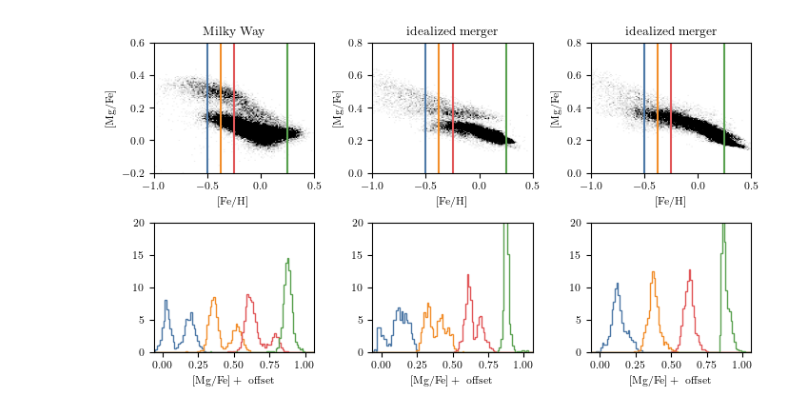
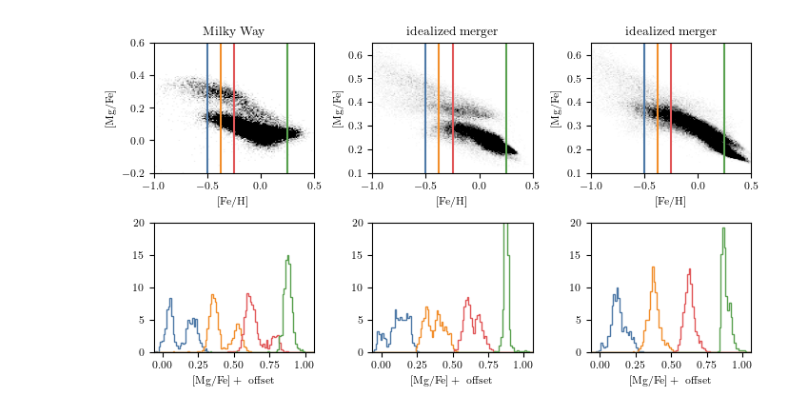
Before and after one commit to gusbeane/GSEgas, a Jupyter notebook: plots/figure1/figure1.ipynb, the cells around one changed output. Cells and saved outputs as stored; diff of their text form; code cells hidden in the pictures.

Commit message:
Update figure1

```diff
--- a/plots/figure1/figure1.ipynb
+++ b/plots/figure1/figure1.ipynb
@@ -66,7 +66,7 @@ def extract_sim_data(gal):
     ### get in_SN ###
     Lzsun = 8 * 220 * 0.2
     zmax = 3
-    dLz = 0.1
+    dLz = 0.3
 
     Lz = np.cross(sn.part4.rotpos, sn.part4.rotvel)[:,2]
     in_SN = np.logical_and(np.abs((Lz/Lzsun)-1) < dLz, np.abs(sn.part4.rotpos[:,2]) < zmax)
@@ -142,7 +142,7 @@ N_FeH = 125
 N_MgFe = 125
 
 def plot_panel(data, fig, ax0, ax1, logFeH_lim, logMgFe_lim, logFeH0_list,
-               offset=-0.3, doffset = 0.4, poffset=0.4):
+               offset=-0.3, doffset = 0.4, poffset=0.4, vmax=1e5):
     logFeH = data['logFeH']
     logMgFe = data['logMgFe']
 
@@ -156,51 +156,51 @@ def plot_panel(data, fig, ax0, ax1, logFeH_lim, logMgFe_lim, logFeH0_list,
 
     im = ax0.imshow(H.T, origin='lower', extent=[logFeH_lim[0],  logFeH_lim[1],
                                                     logMgFe_lim[0], logMgFe_lim[1]],
-                       cmap='Greys', vmin=0, vmax=1e5)
+                       cmap='Greys', vmin=0, vmax=vmax)
 
     ax0.set(xlim=logFeH_lim, ylim=logMgFe_lim)
     ax0.set(xlabel=r'$[\textrm{Fe}/\textrm{H}]$', ylabel=r'$[\textrm{Mg}/\textrm{Fe}]$')
     ax0.set(aspect='auto')
 
-    dlogFeH0 = 0.1
+    dlogFeH0 = 0.05
     d = 0.25/2
     offset_list = [d, 0.25+d, 0.5+d, 0.75+d]
     for i,(logFeH0, c) in enumerate(zip(logFeH0_list, [tb_c[0], tb_c[1], tb_c[2], tb_c[4]])):
         offset = offset_list[i]
         key = np.logical_and(logFeH > logFeH0 - dlogFeH0/2., logFeH < logFeH0 + dlogFeH0/2.)
 
         _, _, l = ax1.hist(logMgFe[key]-np.median(logMgFe[key])+offset,
                               bins=np.linspace(-d/2, 1+d/2, 100+1),
                               density=True, histtype='step', color=c)
 
         # print(dir(l[0]))
         ax0.axvline(logFeH0, c=l[0].get_edgecolor())
 
         offset += doffset
 
     ax1.set(ylim=(0, 20), xlim=(-d/2, 1+d/2))
 
     # ax0.set(xticks=np.arange(-1, 0.5+0.25, 0.25))
     ax1.set(xlabel=r'$[\textrm{Mg}/\textrm{Fe}] + \textrm{ offset}$')
 
 logFeH0_list=[-0.5, -0.375, -0.25, 0.25]
 plot_panel(obsdata, fig, axs[0][0], axs[1][0], (-1, 0.5), (-0.2, 0.6), logFeH0_list)
-plot_panel(simdata0, fig, axs[0][1], axs[1][1], (-1, 0.5), (0., 0.8), logFeH0_list,
-           doffset=0.3, poffset=0.1)
-plot_panel(simdata1, fig, axs[0][2], axs[1][2], (-1, 0.5), (0., 0.8), logFeH0_list,
-           doffset=0.3, poffset=0.1)
+plot_panel(simdata0, fig, axs[0][1], axs[1][1], (-1, 0.5), (0.1, 0.65), logFeH0_list,
+           doffset=0.3, poffset=0.1, vmax=4e5)
+plot_panel(simdata1, fig, axs[0][2], axs[1][2], (-1, 0.5), (0.1, 0.65), logFeH0_list,
+           doffset=0.3, poffset=0.1, vmax=4e5)
 # plot_panel(simdata1, fig, axs[0][2], (-1, 0.5), (0., 0.8))
 
 axs[0][0].set_title(r'$\textrm{Milky Way}$')
 axs[0][1].set_title(r'$\textrm{idealized merger}$')
 axs[0][2].set_title(r'$\textrm{idealized merger}$')
 # axs[0][2].text(-0.3, 0.65, r'$\textrm{slightly different}$', fontsize='x-small')
 # axs[0][2].text(-0.3, 0.6, r'$\textrm{orbital parameters}$', fontsize='x-small')
 
 fig.tight_layout()
 fig.savefig('figure1.pdf')
 # %% [output]
-[figure, old version]
+[figure, new version]
 # %%
 # for key in hdul[1].header.keys():
 #     if 'TTYPE' in key:
```
Also changed, not shown: 1 other file.
